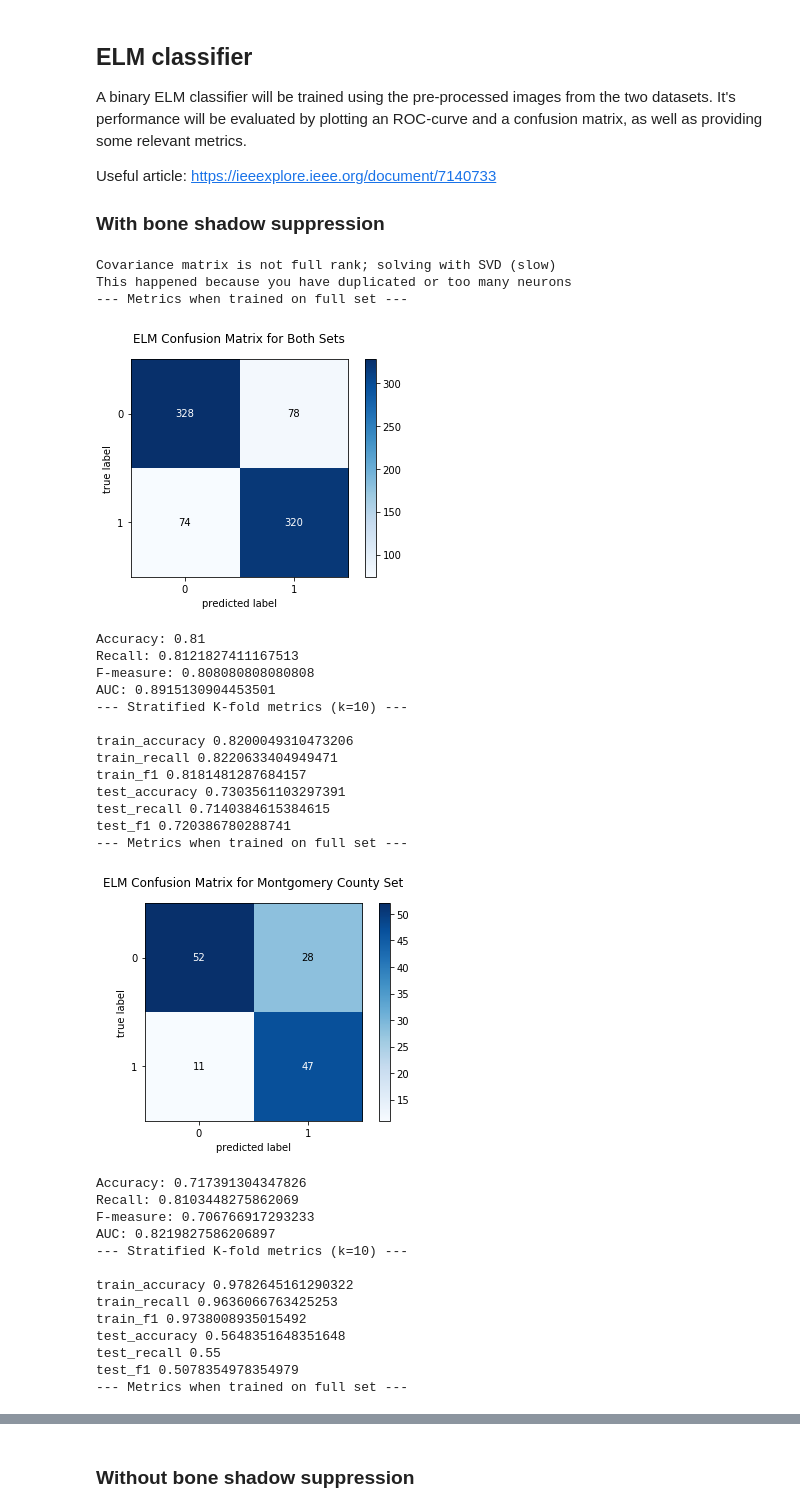
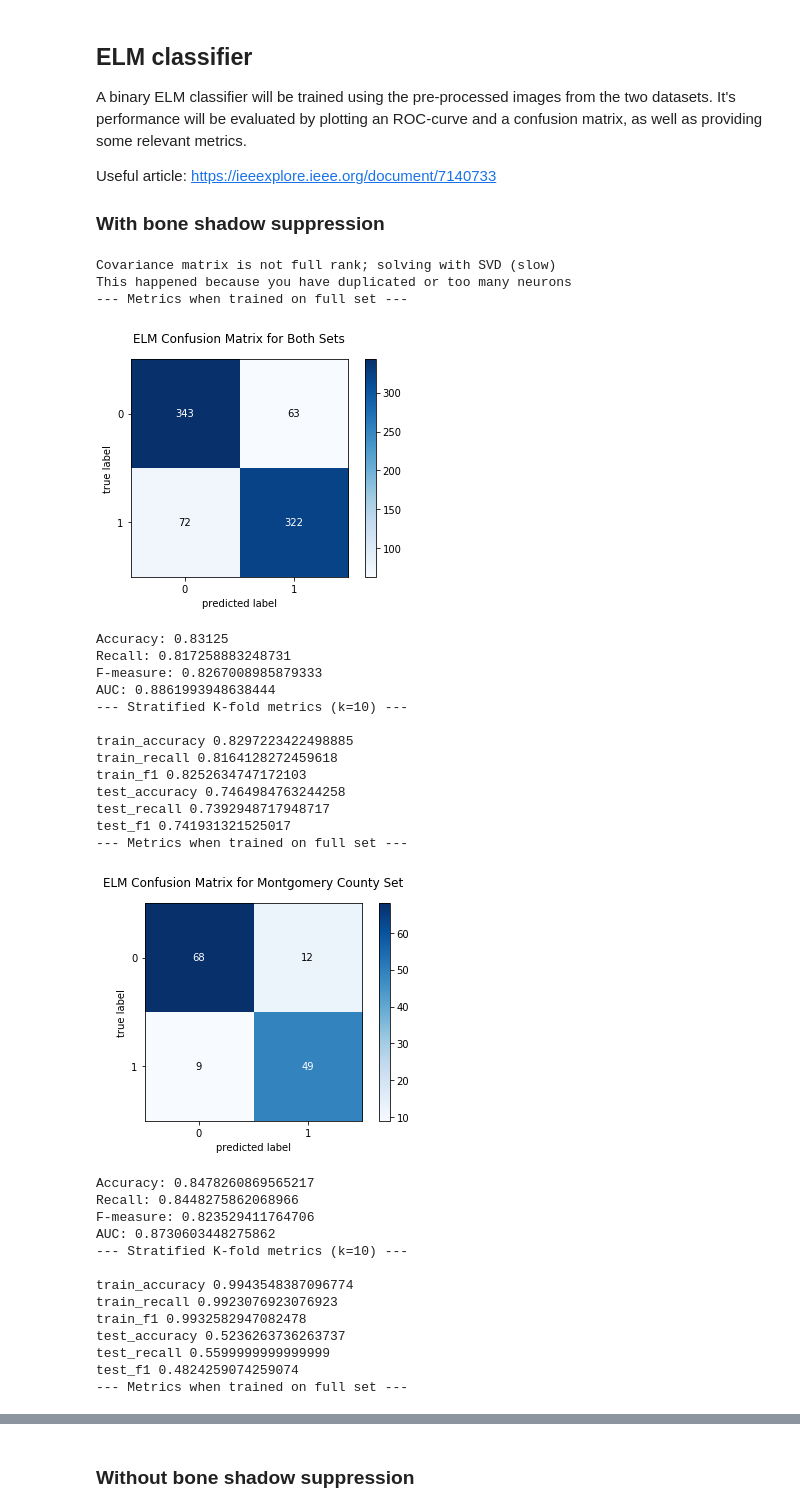
Before and after one commit to JonathanFeenstra/tuberculosis-elm-classifier, a Jupyter notebook: tuberculosis_classifier.ipynb, the cells around one changed output, grey strips where cells are left out. Cells and saved outputs as stored; diff of their text form; code cells hidden in the pictures.

```diff
--- a/tuberculosis_classifier.ipynb
+++ b/tuberculosis_classifier.ipynb
@@ -367,7 +367,7 @@ y_shen = np.array(shen_labels, dtype=np.int64)
 # Create ELM
 elm = ELM(65536, 1)
 elm.add_neurons(150, 'sigm')
-elm.add_neurons(2, 'lin')
+elm.add_neurons(9, 'lin')
 
 with warnings.catch_warnings():
     warnings.simplefilter("ignore")
@@ -405,55 +405,55 @@ for k, v in skfold_mont.items():
 # Test ELM on Shenzen Set
 fpr_shen, tpr_shen, threshold = roc_curve(y_shen, y_pred_shen)
 
 print('--- Metrics when trained on full set ---\n')
 show_conf_matrix_and_metrics(y_shen, y_pred_shen, THRESHOLD,
                              'ELM Confusion Matrix for Shenzen Set')
 print('AUC: {0}'.format(auc(fpr_shen, tpr_shen)))
 
 print('--- Stratified K-fold metrics (k=10) ---\n')
 skfold_shen = apply_stratified_kfold(elm, 10, X_shen, y_shen, THRESHOLD)
 for k, v in skfold_shen.items():
     print(k, v)
 
 # ROC curve
 plt.plot(fpr_both, tpr_both, label='Both sets')
 plt.plot(fpr_mont, tpr_mont, label='Montgomery Set')
 plt.plot(fpr_shen, tpr_shen, label='Shenzen Set')
 plt.xlabel('False Positive Rate')
 plt.ylabel('True Positive Rate')
 plt.legend()
 plt.title('ROC')
 
 plt.show()
 # %% [output]
 Covariance matrix is not full rank; solving with SVD (slow)
 This happened because you have duplicated or too many neurons
 --- Metrics when trained on full set ---
-[figure, old version]
+[figure, new version]
-Accuracy: 0.81
-Recall: 0.8121827411167513
-F-measure: 0.808080808080808
-AUC: 0.8915130904453501
+Accuracy: 0.83125
+Recall: 0.817258883248731
+F-measure: 0.8267008985879333
+AUC: 0.8861993948638444
 --- Stratified K-fold metrics (k=10) ---
 
-train_accuracy 0.8200049310473206
-train_recall 0.8220633404949471
-train_f1 0.8181481287684157
-test_accuracy 0.7303561103297391
-test_recall 0.7140384615384615
-test_f1 0.720386780288741
+train_accuracy 0.8297223422498885
+train_recall 0.8164128272459618
+train_f1 0.8252634747172103
+test_accuracy 0.7464984763244258
+test_recall 0.7392948717948717
+test_f1 0.741931321525017
 --- Metrics when trained on full set ---
-[figure, old version]
+[figure, new version]
-Accuracy: 0.717391304347826
-Recall: 0.8103448275862069
-F-measure: 0.706766917293233
-AUC: 0.8219827586206897
+Accuracy: 0.8478260869565217
+Recall: 0.8448275862068966
+F-measure: 0.823529411764706
+AUC: 0.8730603448275862
 --- Stratified K-fold metrics (k=10) ---
 
-train_accuracy 0.9782645161290322
-train_recall 0.9636066763425253
-train_f1 0.9738008935015492
-test_accuracy 0.5648351648351648
-test_recall 0.55
-test_f1 0.5078354978354979
+train_accuracy 0.9943548387096774
+train_recall 0.9923076923076923
+train_f1 0.9932582947082478
+test_accuracy 0.5236263736263737
+test_recall 0.5599999999999999
+test_f1 0.4824259074259074
 --- Metrics when trained on full set ---
```
Also changed, not shown: parts of 7 cells of this notebook.
